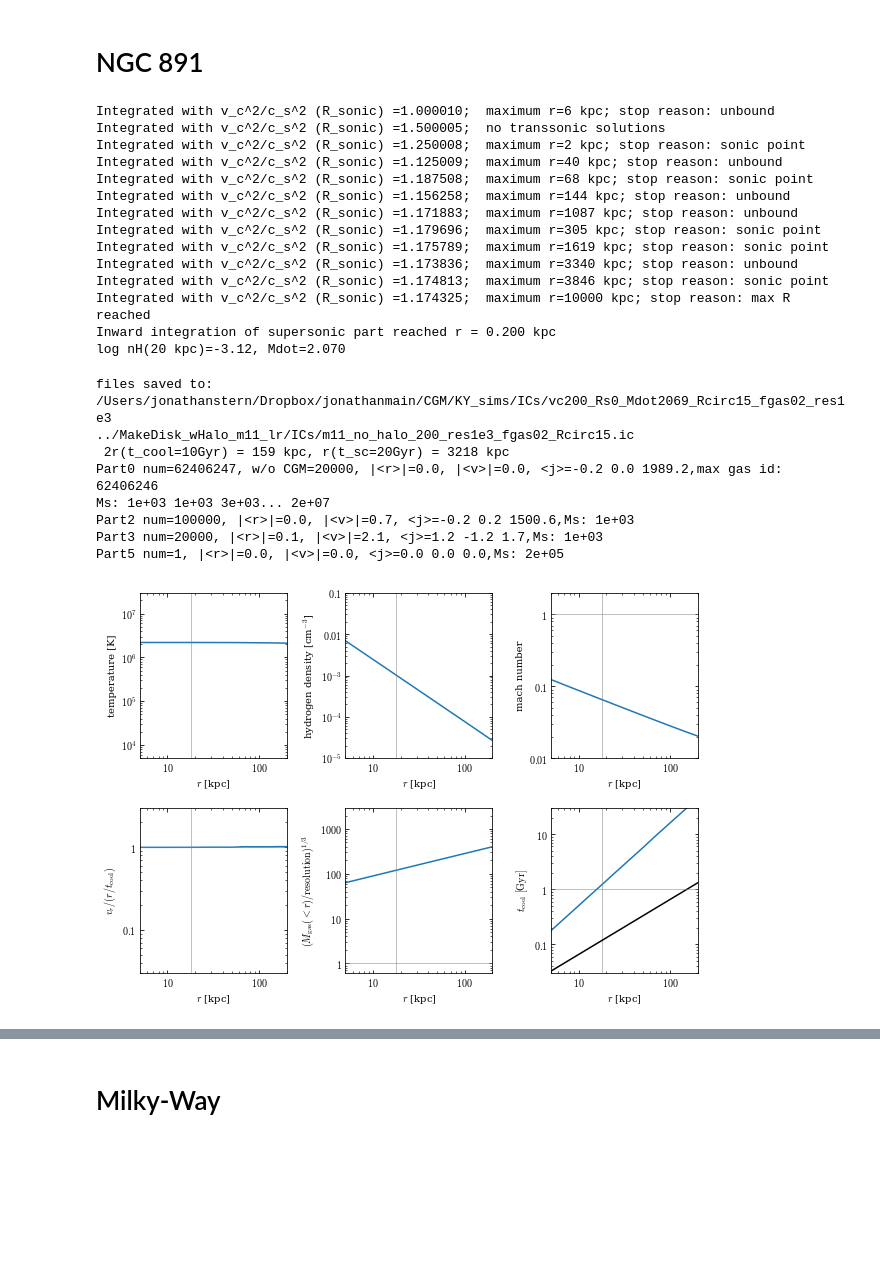
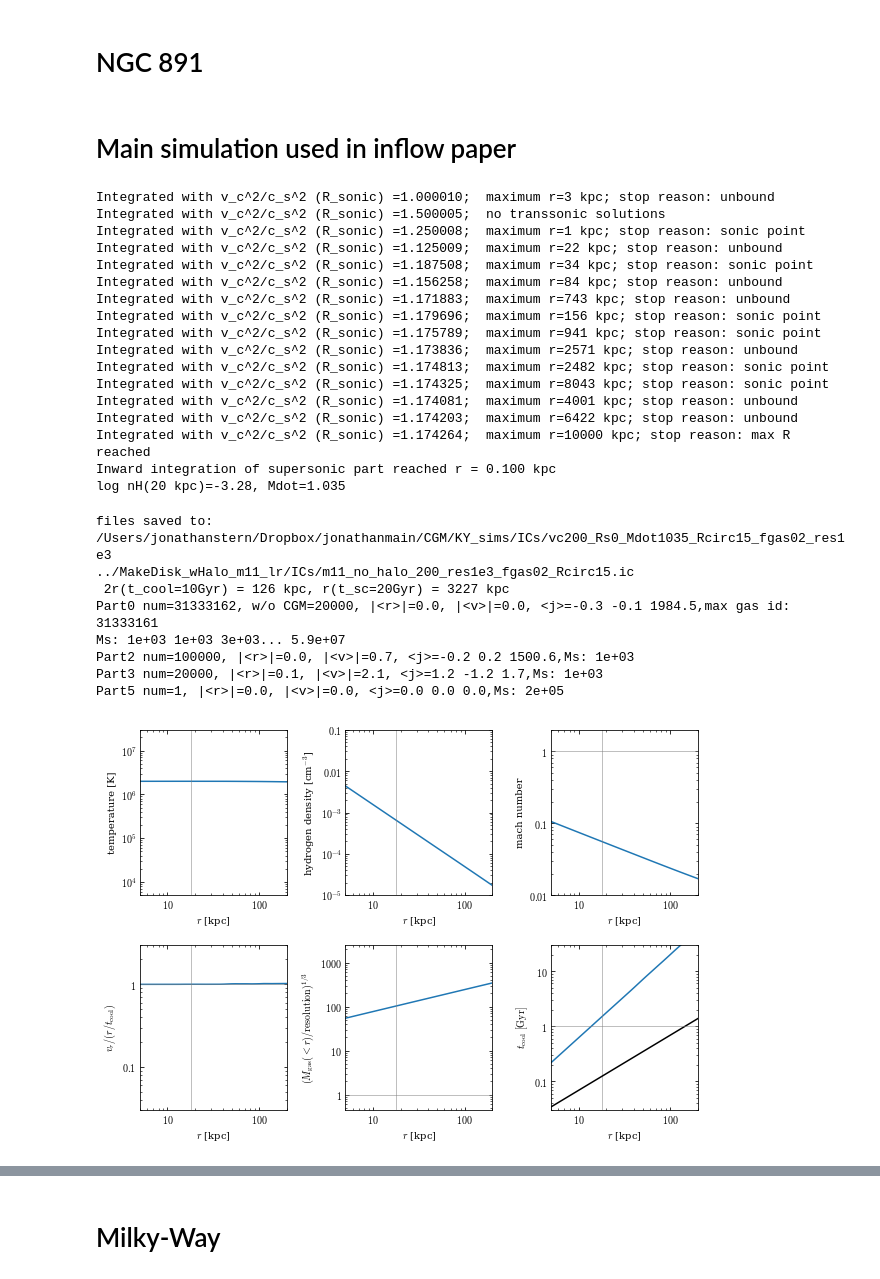
Before and after one commit to spectram/cooling_flow, a Jupyter notebook: ipynb/GIZMO_ICs_grid.ipynb, the cells around one changed output, grey strips where cells are left out. Cells and saved outputs as stored; diff of their text form; code cells hidden in the pictures; blank space fills up the shorter version.

```diff
--- a/ipynb/GIZMO_ICs_grid.ipynb
+++ b/ipynb/GIZMO_ICs_grid.ipynb
@@ -328,10 +328,12 @@ fiducial = ics.ICs(vc=210*un.km/un.s, #table 4 in Fraternali+11, at Rcirc
                    resolution = 1e3*un.Msun,
                     Z_CGM=0.3, #as Milky-Way
                    fgas=0.2)
+# %% [markdown]
+# Main simulation used in inflow paper
 # %%
 fiducial = ics.ICs(vc=200*un.km/un.s, #table 4 in Fraternali+11, at Rcirc
                    Rcirc=15*un.kpc, #R25 in Fraternali+18, max radius where HI is fit in non-tail side
-                   Rsonic=0.2*un.kpc, #Mdot = 2  Msun/yr = SFR/2 where SFR=3.8 is from Popescu et al. (2004)
+                   Rsonic=0.1*un.kpc, #Mdot = 2  Msun/yr = SFR/2 where SFR=3.8 is from Popescu et al. (2004)
                    resolution = 1e3*un.Msun,
                     Z_CGM=0.3, #as Milky-Way
                    fgas=0.2)
@@ -341,28 +343,31 @@ ind = (fiducial.CF_solution.Rs()>20*un.kpc).nonzero()[0][0]
 log_nH = log(fiducial.CF_solution.nHs()[ind].value)
 print('log nH(20 kpc)=%.2f, Mdot=%.3f'%(log_nH,fiducial.CF_solution.Mdot.value))
 # %% [output]
-Integrated with v_c^2/c_s^2 (R_sonic) =1.000010;  maximum r=6 kpc; stop reason: unbound
+Integrated with v_c^2/c_s^2 (R_sonic) =1.000010;  maximum r=3 kpc; stop reason: unbound
 Integrated with v_c^2/c_s^2 (R_sonic) =1.500005;  no transsonic solutions
-Integrated with v_c^2/c_s^2 (R_sonic) =1.250008;  maximum r=2 kpc; stop reason: sonic point
-Integrated with v_c^2/c_s^2 (R_sonic) =1.125009;  maximum r=40 kpc; stop reason: unbound
-Integrated with v_c^2/c_s^2 (R_sonic) =1.187508;  maximum r=68 kpc; stop reason: sonic point
-Integrated with v_c^2/c_s^2 (R_sonic) =1.156258;  maximum r=144 kpc; stop reason: unbound
-Integrated with v_c^2/c_s^2 (R_sonic) =1.171883;  maximum r=1087 kpc; stop reason: unbound
-Integrated with v_c^2/c_s^2 (R_sonic) =1.179696;  maximum r=305 kpc; stop reason: sonic point
-Integrated with v_c^2/c_s^2 (R_sonic) =1.175789;  maximum r=1619 kpc; stop reason: sonic point
-Integrated with v_c^2/c_s^2 (R_sonic) =1.173836;  maximum r=3340 kpc; stop reason: unbound
-Integrated with v_c^2/c_s^2 (R_sonic) =1.174813;  maximum r=3846 kpc; stop reason: sonic point
-Integrated with v_c^2/c_s^2 (R_sonic) =1.174325;  maximum r=10000 kpc; stop reason: max R reached
-Inward integration of supersonic part reached r = 0.200 kpc
-log nH(20 kpc)=-3.12, Mdot=2.070
+Integrated with v_c^2/c_s^2 (R_sonic) =1.250008;  maximum r=1 kpc; stop reason: sonic point
+Integrated with v_c^2/c_s^2 (R_sonic) =1.125009;  maximum r=22 kpc; stop reason: unbound
+Integrated with v_c^2/c_s^2 (R_sonic) =1.187508;  maximum r=34 kpc; stop reason: sonic point
+Integrated with v_c^2/c_s^2 (R_sonic) =1.156258;  maximum r=84 kpc; stop reason: unbound
+Integrated with v_c^2/c_s^2 (R_sonic) =1.171883;  maximum r=743 kpc; stop reason: unbound
+Integrated with v_c^2/c_s^2 (R_sonic) =1.179696;  maximum r=156 kpc; stop reason: sonic point
+Integrated with v_c^2/c_s^2 (R_sonic) =1.175789;  maximum r=941 kpc; stop reason: sonic point
+Integrated with v_c^2/c_s^2 (R_sonic) =1.173836;  maximum r=2571 kpc; stop reason: unbound
+Integrated with v_c^2/c_s^2 (R_sonic) =1.174813;  maximum r=2482 kpc; stop reason: sonic point
+Integrated with v_c^2/c_s^2 (R_sonic) =1.174325;  maximum r=8043 kpc; stop reason: sonic point
+Integrated with v_c^2/c_s^2 (R_sonic) =1.174081;  maximum r=4001 kpc; stop reason: unbound
+Integrated with v_c^2/c_s^2 (R_sonic) =1.174203;  maximum r=6422 kpc; stop reason: unbound
+Integrated with v_c^2/c_s^2 (R_sonic) =1.174264;  maximum r=10000 kpc; stop reason: max R reached
+Inward integration of supersonic part reached r = 0.100 kpc
+log nH(20 kpc)=-3.28, Mdot=1.035
 # %%
 fiducial.create_output_files()
 # %% [output]
-files saved to: /Users/jonathanstern/Dropbox/jonathanmain/CGM/KY_sims/ICs/vc200_Rs0_Mdot2069_Rcirc15_fgas02_res1e3
+files saved to: /Users/jonathanstern/Dropbox/jonathanmain/CGM/KY_sims/ICs/vc200_Rs0_Mdot1035_Rcirc15_fgas02_res1e3
 ../MakeDisk_wHalo_m11_lr/ICs/m11_no_halo_200_res1e3_fgas02_Rcirc15.ic
- 2r(t_cool=10Gyr) = 159 kpc, r(t_sc=20Gyr) = 3218 kpc
-Part0 num=62406247, w/o CGM=20000, |<r>|=0.0, |<v>|=0.0, <j>=-0.2 0.0 1989.2,max gas id: 62406246
-Ms: 1e+03 1e+03 3e+03... 2e+07
+ 2r(t_cool=10Gyr) = 126 kpc, r(t_sc=20Gyr) = 3227 kpc
+Part0 num=31333162, w/o CGM=20000, |<r>|=0.0, |<v>|=0.0, <j>=-0.3 -0.1 1984.5,max gas id: 31333161
+Ms: 1e+03 1e+03 3e+03... 5.9e+07
 Part2 num=100000, |<r>|=0.0, |<v>|=0.7, <j>=-0.2 0.2 1500.6,Ms: 1e+03
 Part3 num=20000, |<r>|=0.1, |<v>|=2.1, <j>=1.2 -1.2 1.7,Ms: 1e+03
 Part5 num=1, |<r>|=0.0, |<v>|=0.0, <j>=0.0 0.0 0.0,Ms: 2e+05
@@ -382,32 +387,32 @@ for iPanel in range(6):
         pl.loglog(res.Rs(),ys)
     pl.xlim(5,200)
     pl.xlabel(r'$r$ [kpc]')
-    pl.axvline(18.,c='.5',lw=0.5)
+    pl.axvline(Rcirc.value,c='.5',lw=0.5)
     ax.xaxis.set_major_formatter(u.arilogformatter)
     ax.yaxis.set_major_formatter(u.arilogformatter)
     if iPanel==0:
         pl.ylabel(r'temperature [K]')
         pl.ylim(0.5e4,3e7)
     if iPanel==1:
         pl.ylabel(r'hydrogen density [cm$^{-3}$]')
         pl.ylim(1e-5,0.1)
     if iPanel==2:
         pl.ylabel(r'mach number')
         pl.ylim(0.01,2)
         pl.axhline(1.,c='.5',lw=0.5)
     if iPanel==3:
         pl.ylabel(r'$v_r / (r/t_{\rm cool})$')
         pl.ylim(0.03,3)
         pl.axhline(1.,c='.5',lw=0.5)
     if iPanel==4:
         pl.ylabel(r'$(M_{\rm gas}(<r) / {\rm resolution})^{1/3}$')
 #         pl.ylim(0.03,3)
         pl.axhline(1.,c='.5',lw=0.5)
     if iPanel==5:
         pl.plot(res.Rs(),res.tff().to('Gyr'),c='k')
         pl.ylabel(r'$t_{\rm cool}\ [{\rm Gyr}]$')
         pl.ylim(0.03,30)
         pl.axhline(1.,c='.5',lw=0.5)
 pl.savefig(figdir+'ICs_NGC891.pdf')
 # %% [output]
-[figure, old version]
+[figure, new version]
```
Also changed, not shown: parts of 3 cells of this notebook, 1 other file.
